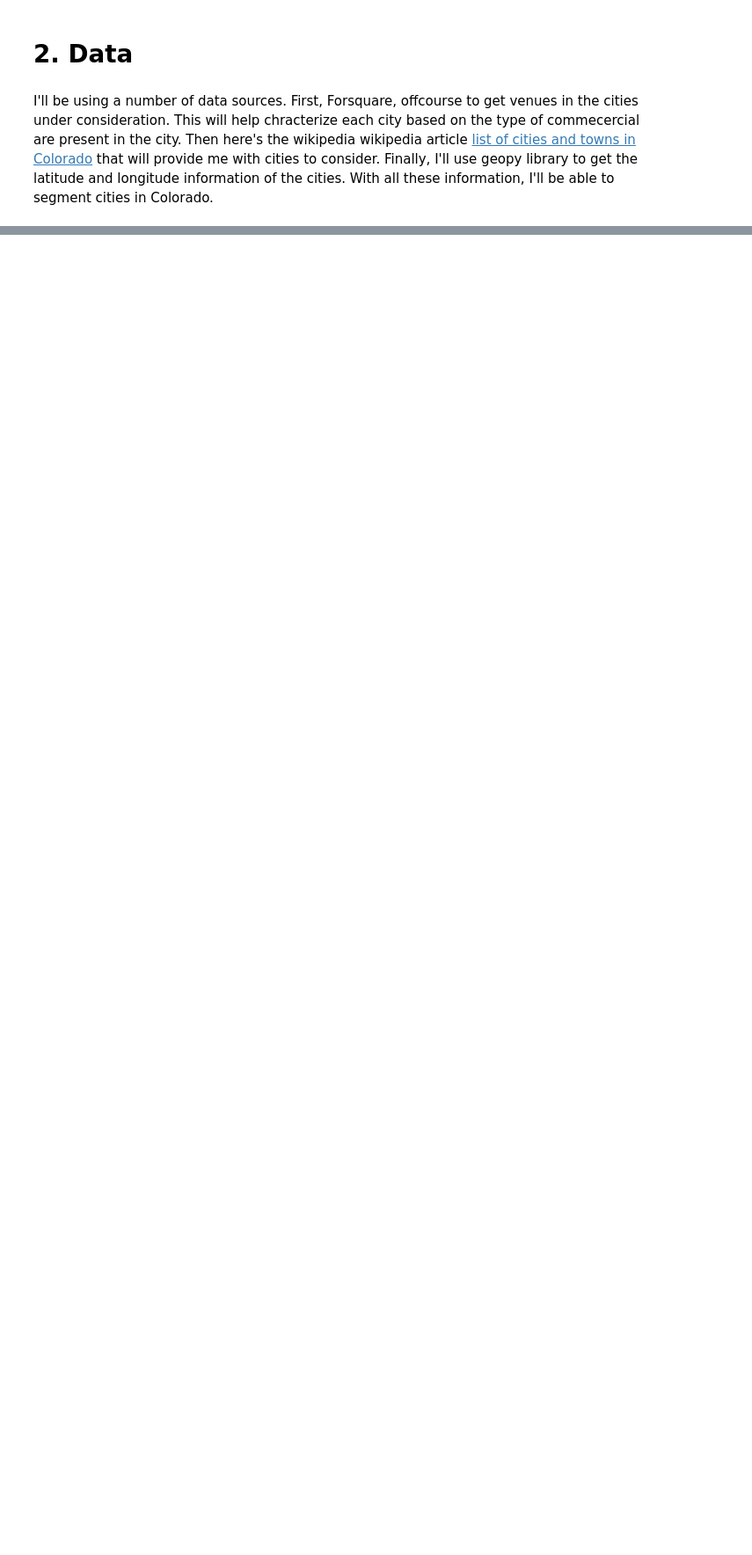
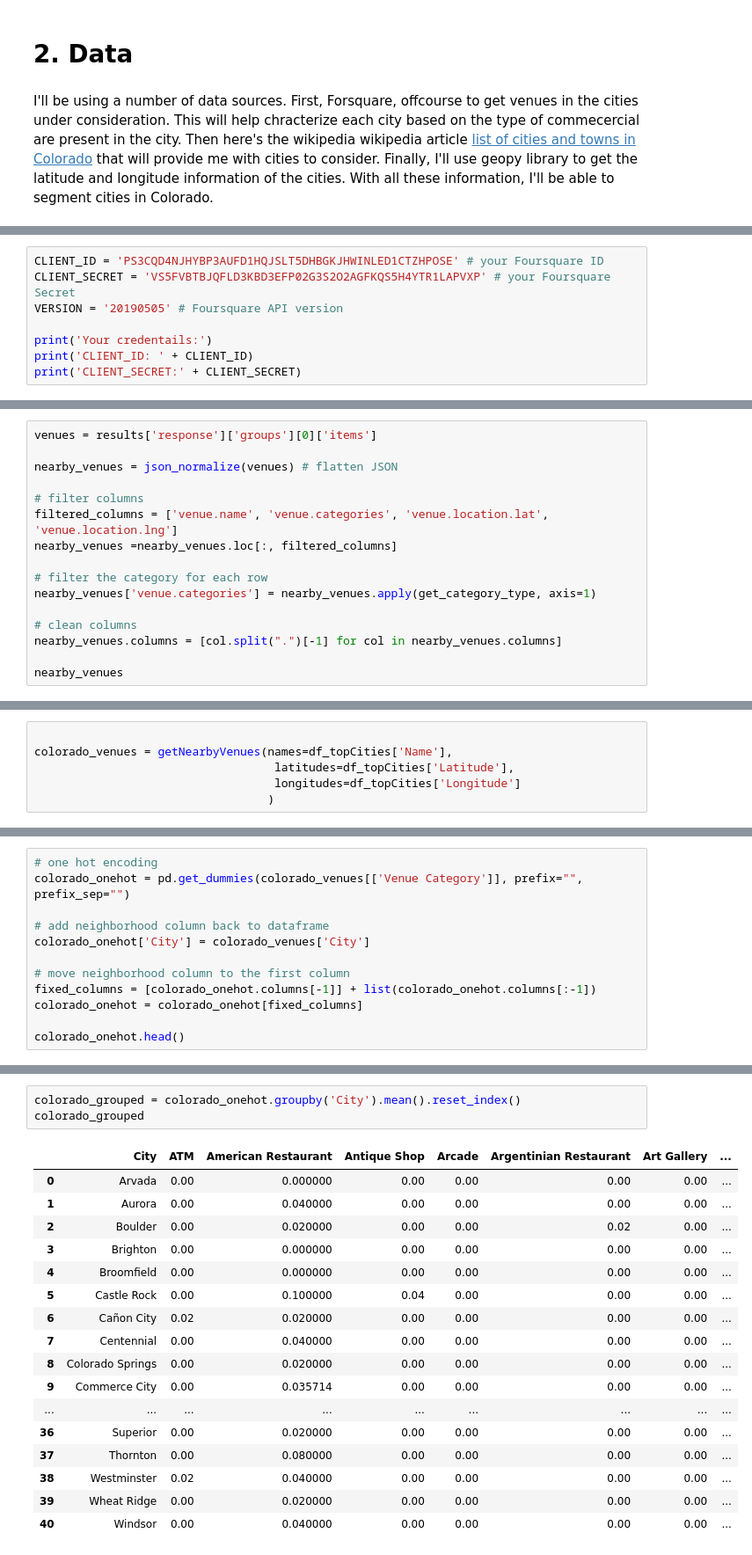
Before and after one commit to Ahmedbjr/Clustering, a Jupyter notebook: Cities Like Fort Collins.ipynb, the cells around one changed output, grey strips where cells are left out. Shown: that part at 88% size. Drawn from its saved outputs; the diff is of its cells as text; blank space fills up the shorter version.

```diff
--- a/Cities Like Fort Collins.ipynb
+++ b/Cities Like Fort Collins.ipynb
@@ -9,0 +140,8 @@ Then here's the wikipedia wikipedia article <a href="https://en.wikipedia.org/wi
+# %%
+CLIENT_ID = 'PS3CQD4NJHYBP3AUFD1HQJSLT5DHBGKJHWINLED1CTZHPOSE' # your Foursquare ID
+CLIENT_SECRET = 'VS5FVBTBJQFLD3KBD3EFP02G3S2O2AGFKQS5H4YTR1LAPVXP' # your Foursquare Secret
+VERSION = '20190505' # Foursquare API version
+
+print('Your credentails:')
+print('CLIENT_ID: ' + CLIENT_ID)
+print('CLIENT_SECRET:' + CLIENT_SECRET)
@@ -9,0 +200,16 @@ Then here's the wikipedia wikipedia article <a href="https://en.wikipedia.org/wi
+# %%
+venues = results['response']['groups'][0]['items']
+
+nearby_venues = json_normalize(venues) # flatten JSON
+
+# filter columns
+filtered_columns = ['venue.name', 'venue.categories', 'venue.location.lat', 'venue.location.lng']
+nearby_venues =nearby_venues.loc[:, filtered_columns]
+
+# filter the category for each row
+nearby_venues['venue.categories'] = nearby_venues.apply(get_category_type, axis=1)
+
+# clean columns
+nearby_venues.columns = [col.split(".")[-1] for col in nearby_venues.columns]
+
+nearby_venues
@@ -9,0 +303,6 @@ Then here's the wikipedia wikipedia article <a href="https://en.wikipedia.org/wi
+# %%
+
+colorado_venues = getNearbyVenues(names=df_topCities['Name'],
+                                   latitudes=df_topCities['Latitude'],
+                                   longitudes=df_topCities['Longitude']
+                                  )
@@ -9,0 +361,12 @@ Then here's the wikipedia wikipedia article <a href="https://en.wikipedia.org/wi
+# %%
+# one hot encoding
+colorado_onehot = pd.get_dummies(colorado_venues[['Venue Category']], prefix="", prefix_sep="")
+
+# add neighborhood column back to dataframe
+colorado_onehot['City'] = colorado_venues['City']
+
+# move neighborhood column to the first column
+fixed_columns = [colorado_onehot.columns[-1]] + list(colorado_onehot.columns[:-1])
+colorado_onehot = colorado_onehot[fixed_columns]
+
+colorado_onehot.head()
@@ -9,0 +383,21 @@ Then here's the wikipedia wikipedia article <a href="https://en.wikipedia.org/wi
+# %%
+colorado_grouped = colorado_onehot.groupby('City').mean().reset_index()
+colorado_grouped
+# %% [output]
+|  | City | ATM | American Restaurant | Antique Shop | Arcade | Argentinian Restaurant | Art Gallery | ... |
+| 0 | Arvada | 0.00 | 0.000000 | 0.00 | 0.00 | 0.00 | 0.00 | ... |
+| 1 | Aurora | 0.00 | 0.040000 | 0.00 | 0.00 | 0.00 | 0.00 | ... |
+| 2 | Boulder | 0.00 | 0.020000 | 0.00 | 0.00 | 0.02 | 0.00 | ... |
+| 3 | Brighton | 0.00 | 0.000000 | 0.00 | 0.00 | 0.00 | 0.00 | ... |
+| 4 | Broomfield | 0.00 | 0.000000 | 0.00 | 0.00 | 0.00 | 0.00 | ... |
+| 5 | Castle Rock | 0.00 | 0.100000 | 0.04 | 0.00 | 0.00 | 0.00 | ... |
+| 6 | Cañon City | 0.02 | 0.020000 | 0.00 | 0.00 | 0.00 | 0.00 | ... |
+| 7 | Centennial | 0.00 | 0.040000 | 0.00 | 0.00 | 0.00 | 0.00 | ... |
+| 8 | Colorado Springs | 0.00 | 0.020000 | 0.00 | 0.00 | 0.00 | 0.00 | ... |
+| 9 | Commerce City | 0.00 | 0.035714 | 0.00 | 0.00 | 0.00 | 0.00 | ... |
+| ... | ... | ... | ... | ... | ... | ... | ... | ... |
+| 36 | Superior | 0.00 | 0.020000 | 0.00 | 0.00 | 0.00 | 0.00 | ... |
+| 37 | Thornton | 0.00 | 0.080000 | 0.00 | 0.00 | 0.00 | 0.00 | ... |
+| 38 | Westminster | 0.02 | 0.040000 | 0.00 | 0.00 | 0.00 | 0.00 | ... |
+| 39 | Wheat Ridge | 0.00 | 0.020000 | 0.00 | 0.00 | 0.00 | 0.00 | ... |
+| 40 | Windsor | 0.00 | 0.040000 | 0.00 | 0.00 | 0.00 | 0.00 | ... |
```
Also changed, not shown: parts of 51 cells of this notebook.
